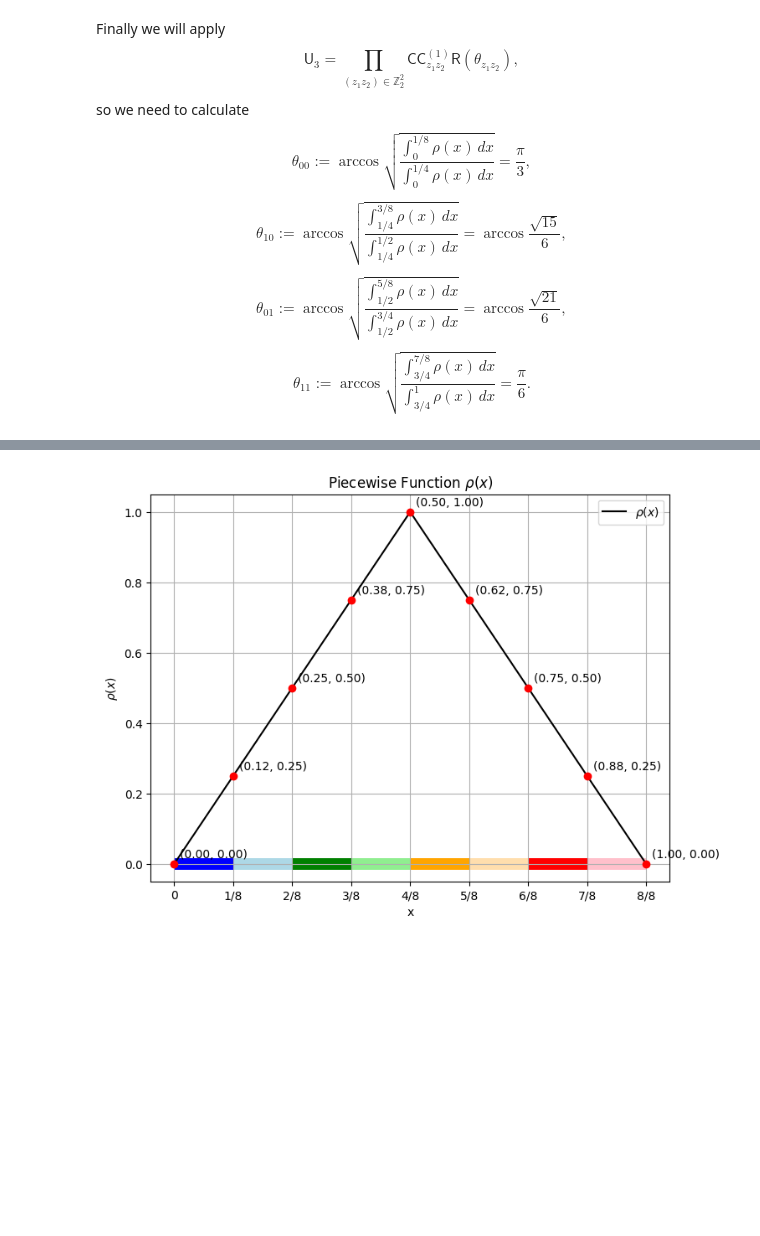
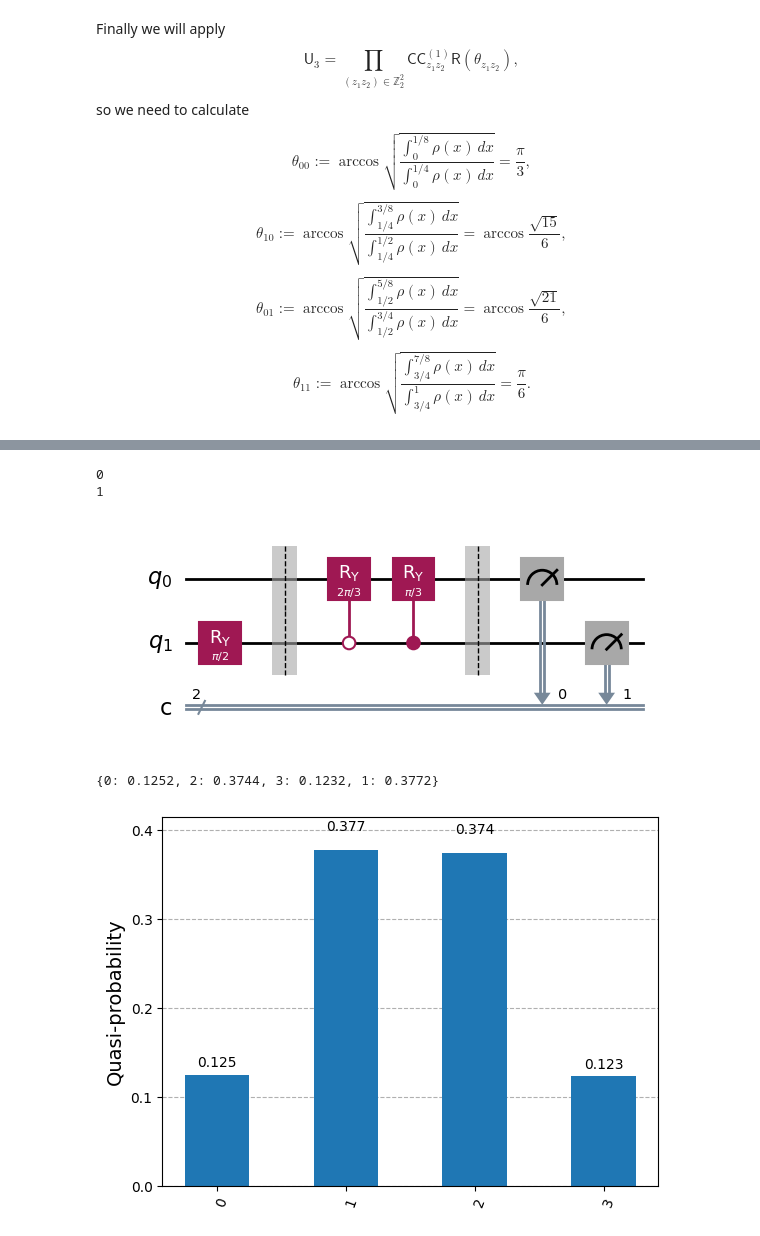
Before and after one commit to socratela/Grover-Rudolph, a Jupyter notebook: gr_rudolph.ipynb, the cells around one changed output, grey strips where cells are left out. Drawn from its saved outputs; the diff is of its cells as text; code cells hidden in the pictures; blank space fills up the shorter version.

```diff
--- a/gr_rudolph.ipynb
+++ b/gr_rudolph.ipynb
@@ -120,6 +164,7 @@ $$
 {6}.
 $$
 # %%
-resultados = Utils.calcular_theta(n=3,funcion_a_integrar=Utils.int_f)
+n=2
+resultados = Utils.calcular_theta(n,f_instance)
 print(resultados)
 # %% [output]
@@ -319,49 +172,23 @@ plt.show()
-# %%
-import numpy as np
-import matplotlib.pyplot as plt
-
-# Clase ficticia para reemplazar Utils.f si no tienes su definición
-class Utils:
-    @staticmethod
-    def f(x):
-        # Ejemplo de una función por tramos, puedes reemplazar esto con la tuya
-        return np.piecewise(x, [x < 0.5, x >= 0.5], [lambda x: 2 * x, lambda x: 2 * (1 - x)])
-
-# Generar valores de x para la función
-x_values = np.linspace(0, 1, 500)
-
-# Crear la figura y el eje
-fig, ax = plt.subplots(figsize=(8, 6))
-
-# Colores para los intervalos
-colors = ['blue', 'lightblue', 'green', 'lightgreen', 'orange', 'navajowhite', 'red', 'pink']
-
-# Pintar los intervalos en el eje x con amplitud 1/8
-for i, color in enumerate(colors):
-    ax.hlines(0, i / 8, (i + 1) / 8, colors=color, linewidth=10, zorder=0)
-
-# Graficar la función
-ax.plot(x_values, Utils.f(x_values), label=r'$\rho(x)$', color='black')
-
-# Añadir puntos en nodos seleccionados
-nodes = [i / 8 for i in range(9)]  # Nodos en los límites de los intervalos
-for node in nodes:
-    ax.scatter(node, Utils.f(np.array([node])), color='red', zorder=5)
-    ax.annotate(f'({node:.2f}, {Utils.f(np.array([node]))[0]:.2f})',
-                (node, Utils.f(np.array([node]))[0]),
-                textcoords="offset points", xytext=(5, 5), ha='left')
-
-# Configuración del gráfico
-ax.set_xlabel('x')
-ax.set_ylabel(r'$\rho(x)$')
-ax.set_title('Piecewise Function $\\rho(x)$')
-ax.grid(True)
-
-# Etiquetas del eje x
-ax.set_xticks(nodes)
-ax.set_xticklabels([f'{i}/8' if i != 0 else '0' for i in range(9)])
-
-ax.legend()
-plt.show()
-# %% [output]
-[figure, removed]
+# %%
+q_reg = QuantumRegister(n, 'q')
+c_reg = ClassicalRegister(n, 'c')
+circuito = QuantumCircuit(q_reg, c_reg)
+circuito.append(Utils.grover_rudolph(n,f_instance), q_reg)
+circuito.measure(q_reg, c_reg)
+circuito.decompose().draw('mpl')
+# %% [output]
+0
+1
+[figure, added]
+# %%
+ns=10000
+backend=AerSimulator()
+circuitb=transpile(circuito,backend)
+sm2=SamplerV2(mode=backend)
+job2=sm2.run([circuitb], shots=ns)
+data=job2.result()[0].data
+print({int(i,2): j/ns for i,j in data['c'].get_counts().items()})
+plot_histogram({int(i,2): j/ns for i,j in data['c'].get_counts().items()})
+# %% [output]
+{0: 0.1252, 2: 0.3744, 3: 0.1232, 1: 0.3772}
+[figure, added]
```
Also changed, not shown: parts of 19 cells of this notebook, 2 other files.
